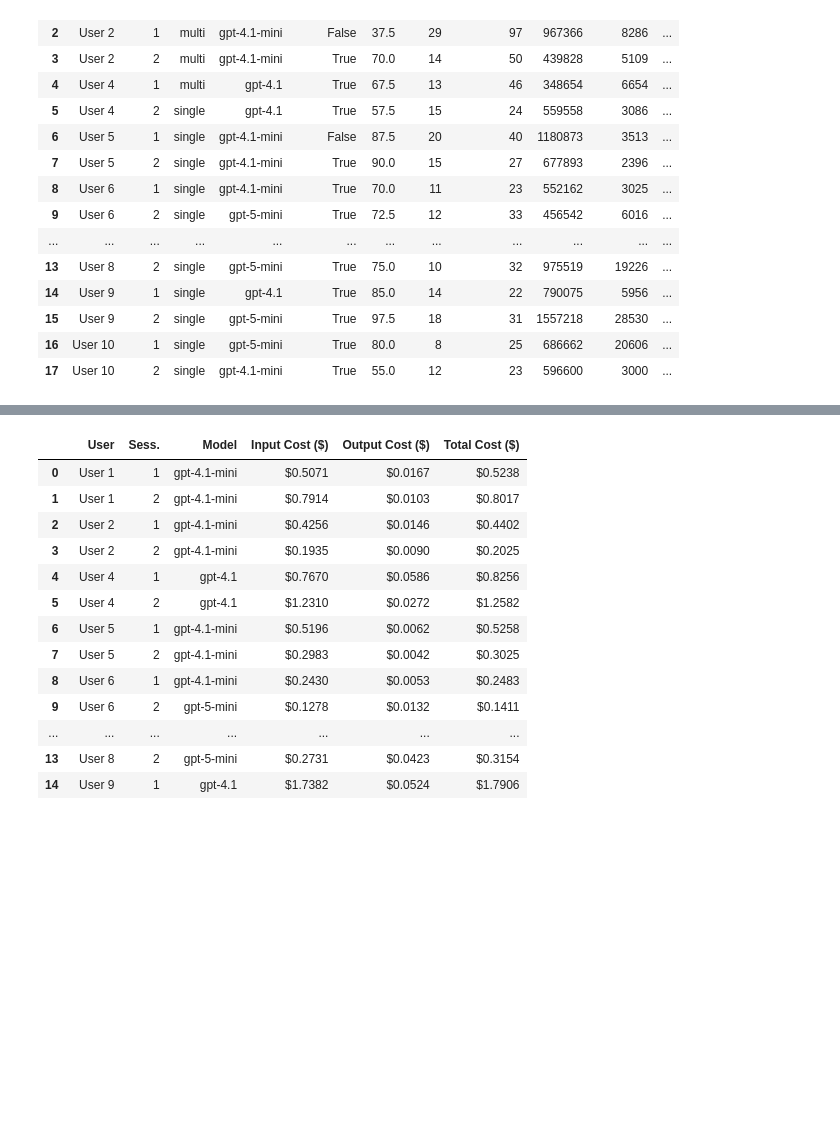
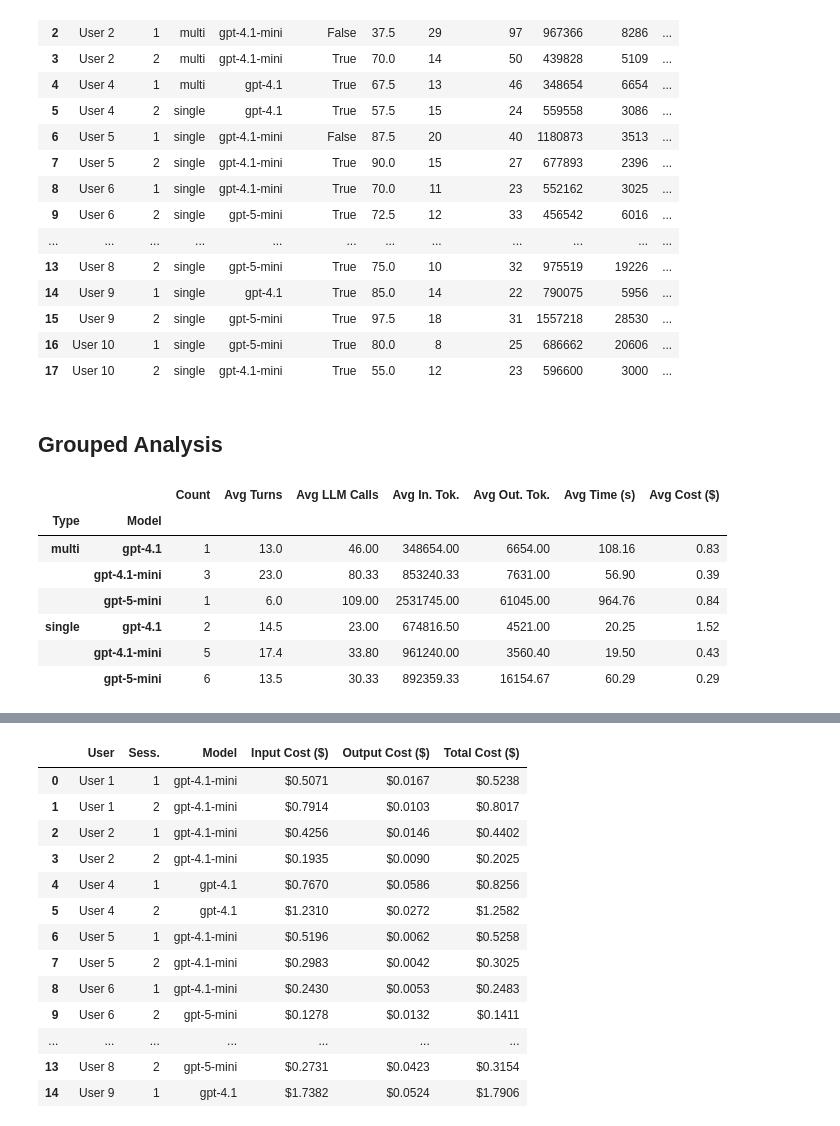
Before and after one commit to CantLooseToAMoose/meta_ally, a Jupyter notebook: util/analyze_user_records.ipynb, the cells around one changed output, grey strips where cells are left out. Saved outputs shown, nothing was run; the diff lists cells and outputs as text; code cells hidden in the pictures; blank space fills up the shorter version.

Commit message:
chore: track testing data

```diff
--- a/util/analyze_user_records.ipynb
+++ b/util/analyze_user_records.ipynb
@@ -233,3 +233,40 @@ df_sessions
 | 15 | User 9 | 2 | single | gpt-5-mini | True | 97.5 | 18 | 31 | 1557218 | 28530 | ... |
 | 16 | User 10 | 1 | single | gpt-5-mini | True | 80.0 | 8 | 25 | 686662 | 20606 | ... |
 | 17 | User 10 | 2 | single | gpt-4.1-mini | True | 55.0 | 12 | 23 | 596600 | 3000 | ... |
+# %%
+# Merge session data with cost data for grouped analysis
+df_sessions_with_cost = df_sessions.merge(df_cost[['User', 'Sess.', 'Total Cost ($)']], on=['User', 'Sess.'], how='left')
+# %% [markdown]
+## Grouped Analysis
+# %%
+# Group by agent type and model and calculate averages
+df_by_type_model = df_sessions_with_cost.groupby(['Type', 'Model']).agg({
+    'User': 'count',
+    'Turns': 'mean',
+    'LLM \\\\ Calls': 'mean',
+    'In. Tok.': 'mean',
+    'Out. Tok.': 'mean',
+    'Avg Time (s)': 'mean',
+    'Total Cost ($)': 'mean'
+}).round(2)
+
+df_by_type_model = df_by_type_model.rename(columns={
+    'User': 'Count',
+    'Turns': 'Avg Turns',
+    'LLM \\\\ Calls': 'Avg LLM Calls',
+    'In. Tok.': 'Avg In. Tok.',
+    'Out. Tok.': 'Avg Out. Tok.',
+    'Avg Time (s)': 'Avg Time (s)',
+    'Total Cost ($)': 'Avg Cost ($)'
+})
+
+df_by_type_model
+# %% [output]
+|  |  | Count | Avg Turns | Avg LLM Calls | Avg In. Tok. | Avg Out. Tok. | Avg Time (s) | Avg Cost ($) |
+| Type | Model |  |  |  |  |  |  |  |
+| multi | gpt-4.1 | 1 | 13.0 | 46.00 | 348654.00 | 6654.00 | 108.16 | 0.83 |
+|  | gpt-4.1-mini | 3 | 23.0 | 80.33 | 853240.33 | 7631.00 | 56.90 | 0.39 |
+|  | gpt-5-mini | 1 | 6.0 | 109.00 | 2531745.00 | 61045.00 | 964.76 | 0.84 |
+| single | gpt-4.1 | 2 | 14.5 | 23.00 | 674816.50 | 4521.00 | 20.25 | 1.52 |
+|  | gpt-4.1-mini | 5 | 17.4 | 33.80 | 961240.00 | 3560.40 | 19.50 | 0.43 |
+|  | gpt-5-mini | 6 | 13.5 | 30.33 | 892359.33 | 16154.67 | 60.29 | 0.29 |
```
Also changed, not shown: parts of 3 cells of this notebook, 21 other files.
